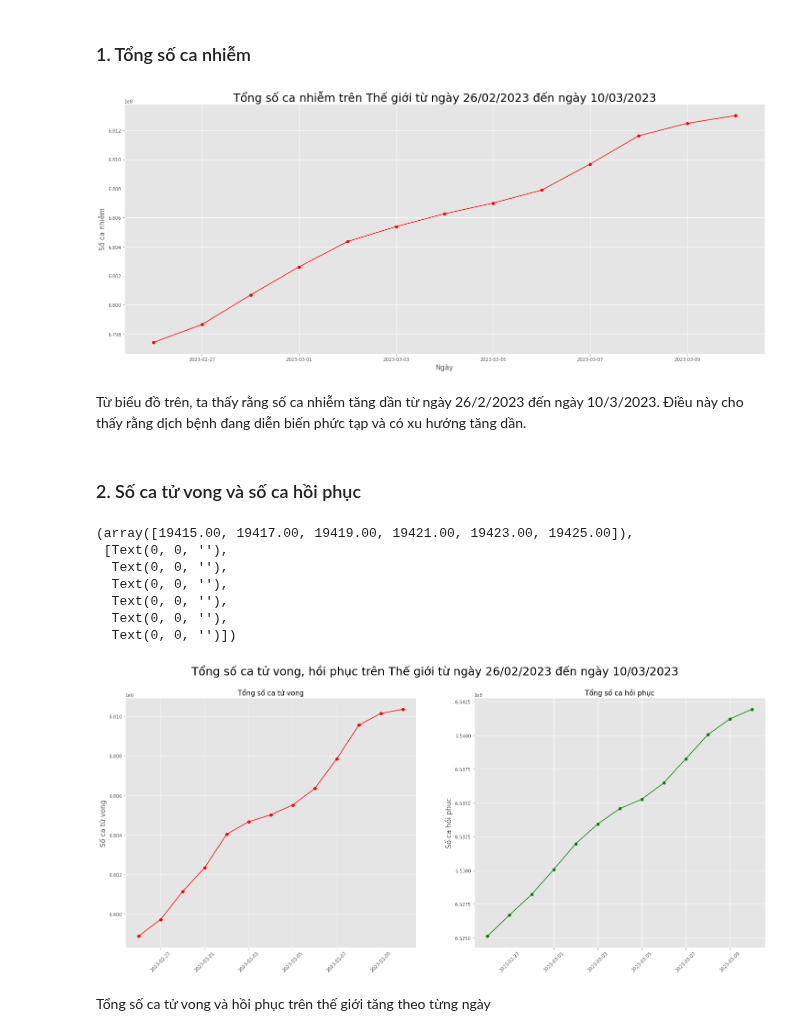
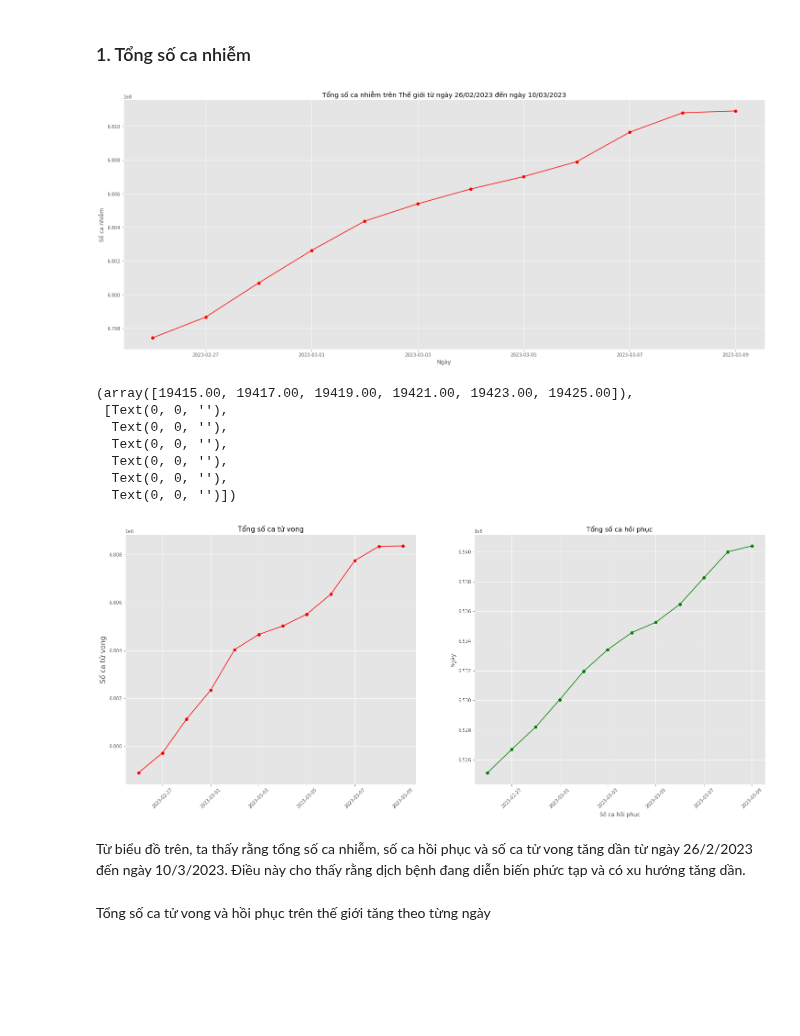
Before and after one commit to vntan/Covid-19-Analysis, a Jupyter notebook: Visualization.ipynb, the cells around one changed output. Cells and saved outputs as stored; diff of their text form; code cells hidden in the pictures; blank space fills up the shorter version.

```diff
--- a/Visualization.ipynb
+++ b/Visualization.ipynb
@@ -172,51 +172,42 @@ world_df = df[df['Country,Other'] == 'World']
 # %%
 total_cases = world_df.groupby('DateCollected')['TotalCases'].sum()
 
 fig = plt.figure(figsize=(25, 10))
 
 ax1 = fig.add_subplot(111)
-ax1.plot(total_cases, label='Total Cases', marker='o', color='red')
-ax1.set_title('Tổng số ca nhiễm trên Thế giới từ ngày 26/02/2023 đến ngày 10/03/2023', size=25)
+ax1.plot(total_cases, label='Total Cases', marker='o', color='red');
+ax1.set(xlabel='Ngày', ylabel='Số ca nhiễm', title='Tổng số ca nhiễm trên Thế giới từ ngày 26/02/2023 đến ngày 10/03/2023');
+plt.show();
 
-plt.xlabel('Ngày', size=15)
-plt.ylabel('Số ca nhiễm', size = 15)
-plt.show()
+tot_death = world_df.groupby('DateCollected')['TotalDeaths'].sum()
+tot_recover = world_df.groupby('DateCollected')['TotalRecovered'].sum()
+
+fig = plt.figure(2)
+fig.set_figwidth(25)
+fig.set_figheight(10)
+
+ax2 = fig.add_subplot(121)
+ax2.plot(tot_death, label='Total Deaths', marker='o', color='red');
+ax2.set_ylabel('Số ca tử vong', size = 15)
+ax2.set_title('Tổng số ca tử vong', size=15)
+plt.xticks(rotation=45)
+
+ax3 = fig.add_subplot(122)
+ax3.plot(tot_recover, label='Total Recovered', marker='o', color='green');
+ax3.set(xlabel='Số ca hồi phục', ylabel='Ngày', title='Tổng số ca hồi phục')
+plt.xticks(rotation=45)
 # %% [output]
-[figure, old version]
+[figure, new version]
+(array([19415.00, 19417.00, 19419.00, 19421.00, 19423.00, 19425.00]),
+ [Text(0, 0, ''),
+  Text(0, 0, ''),
+  Text(0, 0, ''),
+  Text(0, 0, ''),
+  Text(0, 0, ''),
+  Text(0, 0, '')])
+[figure, added]
 # %% [markdown]
-Từ biểu đồ trên, ta thấy rằng số ca nhiễm tăng dần từ ngày 26/2/2023 đến ngày 10/3/2023. Điều này cho thấy rằng dịch bệnh đang diễn biến phức tạp và có xu hướng tăng dần.
+Từ biểu đồ trên, ta thấy rằng tổng số ca nhiễm, số ca hồi phục và số ca tử vong tăng dần từ ngày 26/2/2023 đến ngày 10/3/2023. Điều này cho thấy rằng dịch bệnh đang diễn biến phức tạp và có xu hướng tăng dần.
-# %% [markdown]
-### 2. Số ca tử vong và số ca hồi phục
-# %%
-tot_death = world_df.groupby('DateCollected')['TotalDeaths'].sum()
-tot_recover = world_df.groupby('DateCollected')['TotalRecovered'].sum()
-
-fig = plt.figure(2)
-fig.set_figwidth(25)
-fig.set_figheight(10)
-#set title
-fig.suptitle('Tổng số ca tử vong, hồi phục trên Thế giới từ ngày 26/02/2023 đến ngày 10/03/2023', size=25)
-
-ax1 = fig.add_subplot(121)
-ax1.plot(tot_death, label='Total Deaths', marker='o', color='red')
-ax1.set_ylabel('Số ca tử vong', size = 15)
-ax1.set_title('Tổng số ca tử vong', size=15)
-plt.xticks(rotation=45)
-
-ax2 = fig.add_subplot(122)
-ax2.plot(tot_recover, label='Total Recovered', marker='o', color='green')
-ax2.set_ylabel('Số ca hồi phục', size = 15)
-ax2.set_title('Tổng số ca hồi phục', size=15)
-plt.xticks(rotation=45)
-# %% [output]
-(array([19415.00, 19417.00, 19419.00, 19421.00, 19423.00, 19425.00]),
- [Text(0, 0, ''),
-  Text(0, 0, ''),
-  Text(0, 0, ''),
-  Text(0, 0, ''),
-  Text(0, 0, ''),
-  Text(0, 0, '')])
-[figure, removed]
 # %% [markdown]
 Tổng số ca tử vong và hồi phục trên thế giới tăng theo từng ngày
 # %% [markdown]
```
Also changed, not shown: parts of 17 cells of this notebook.
